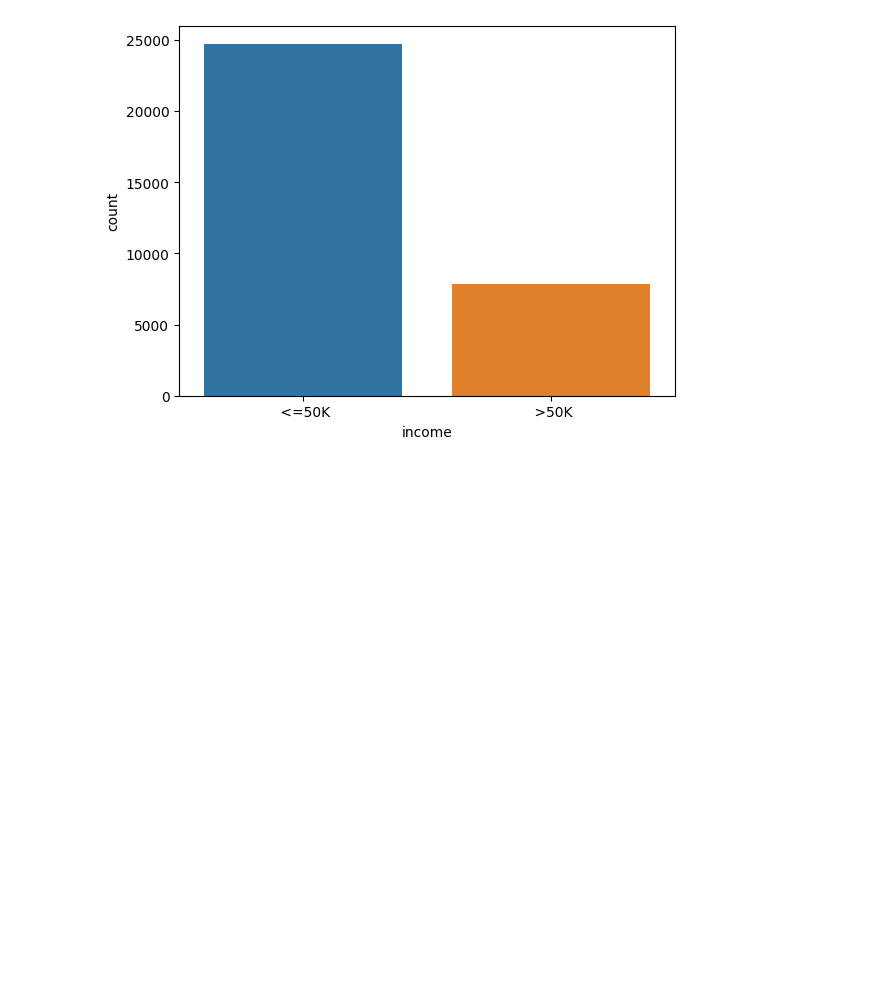
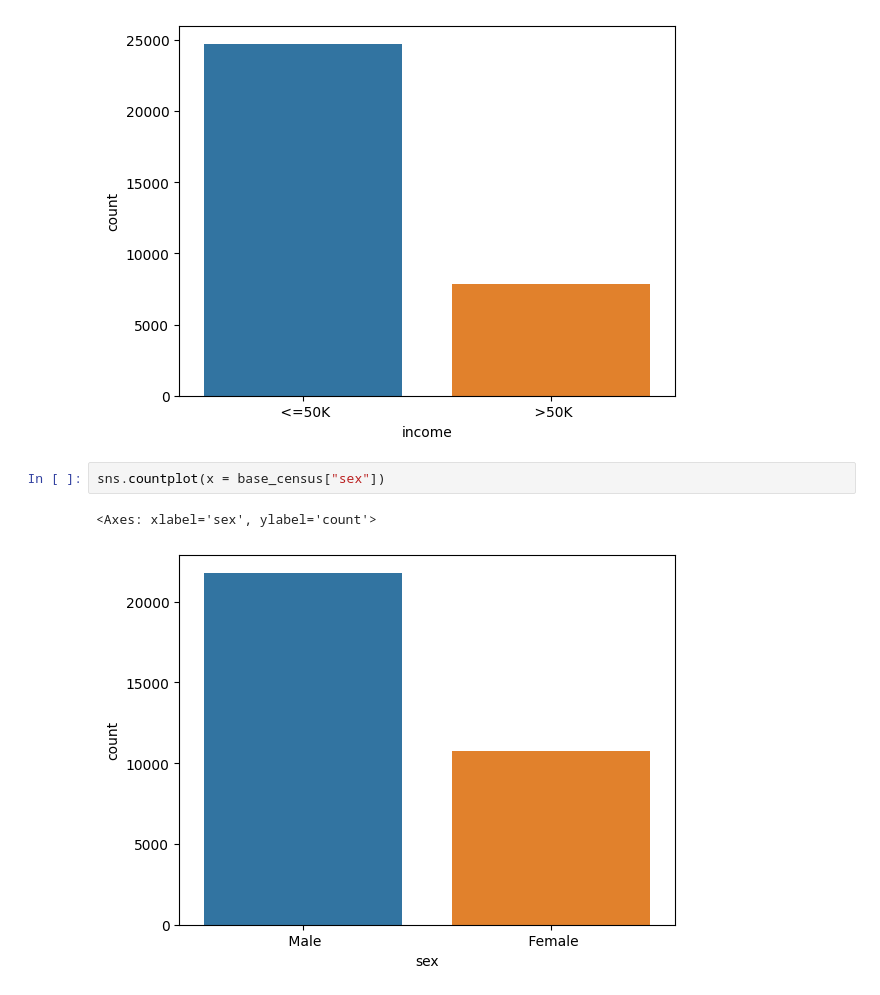
Before and after one commit to Tiago-Lima/CreditRiskStudy, a Jupyter notebook: CreditRisk.ipynb, the cells around one changed output. Drawn from its saved outputs; the diff is of its cells as text; blank space fills up the shorter version.

```diff
--- a/CreditRisk.ipynb
+++ b/CreditRisk.ipynb
@@ -304,3 +304,8 @@ sns.countplot(x = base_census["income"])
 # %% [output]
 <Axes: xlabel='income', ylabel='count'>
 [figure]
+# %%
+sns.countplot(x = base_census["sex"])
+# %% [output]
+<Axes: xlabel='sex', ylabel='count'>
+[figure, added]
```
Also changed, not shown: parts of 30 cells of this notebook.
